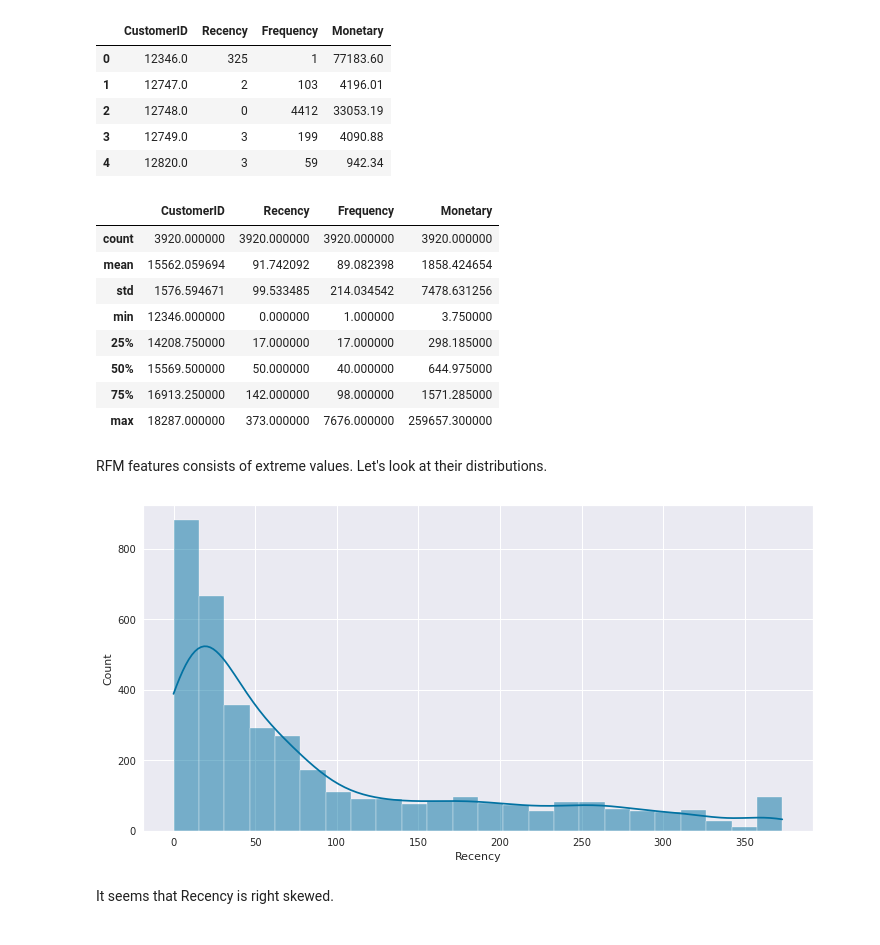
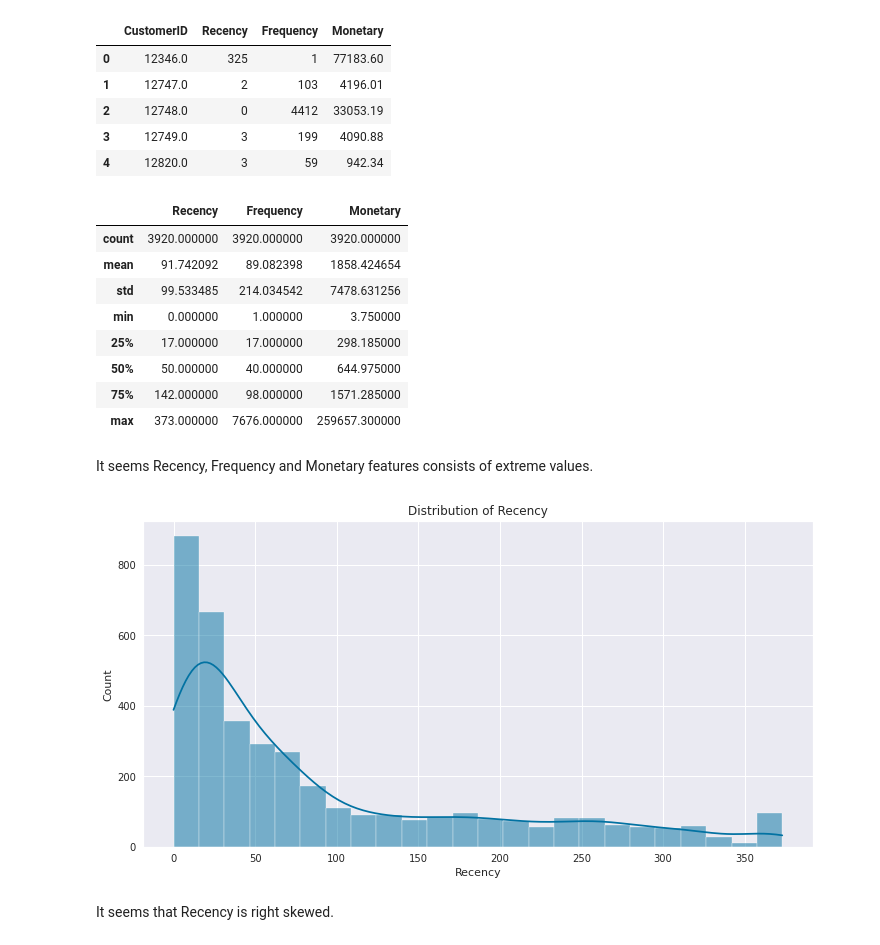
Before and after one commit to RupeshSharma14/Online-Retail-Customer-Segmentation, a Jupyter notebook: Online_Retail_Customer_Segmentation.ipynb, the cells around one changed output. Cells and saved outputs as stored; diff of their text form; code cells hidden in the pictures.

```diff
--- a/Online_Retail_Customer_Segmentation.ipynb
+++ b/Online_Retail_Customer_Segmentation.ipynb
@@ -150,9 +150,9 @@ dtype: object
 # %% [markdown]
 The CustomerID datatype should be object, not float.
 # %%
-#  Converting the data type of "CustomerID" column to an object
+# Converting the data type of "CustomerID" column to an object
 
-# retail_df["CustomerID"] = retail_df["CustomerID"].astype(str)
+retail_df["CustomerID"] = retail_df["CustomerID"].astype(str)
 # %%
 # Extracting new features from InvoiceDate column
 
@@ -490,24 +488,25 @@ rfm_df.head()
 
 rfm_df.describe()
 # %% [output]
-|  | CustomerID | Recency | Frequency | Monetary |
-| count | 3920.000000 | 3920.000000 | 3920.000000 | 3920.000000 |
-| mean | 15562.059694 | 91.742092 | 89.082398 | 1858.424654 |
-| std | 1576.594671 | 99.533485 | 214.034542 | 7478.631256 |
-| min | 12346.000000 | 0.000000 | 1.000000 | 3.750000 |
-| 25% | 14208.750000 | 17.000000 | 17.000000 | 298.185000 |
-| 50% | 15569.500000 | 50.000000 | 40.000000 | 644.975000 |
-| 75% | 16913.250000 | 142.000000 | 98.000000 | 1571.285000 |
-| max | 18287.000000 | 373.000000 | 7676.000000 | 259657.300000 |
+|  | Recency | Frequency | Monetary |
+| count | 3920.000000 | 3920.000000 | 3920.000000 |
+| mean | 91.742092 | 89.082398 | 1858.424654 |
+| std | 99.533485 | 214.034542 | 7478.631256 |
+| min | 0.000000 | 1.000000 | 3.750000 |
+| 25% | 17.000000 | 17.000000 | 298.185000 |
+| 50% | 50.000000 | 40.000000 | 644.975000 |
+| 75% | 142.000000 | 98.000000 | 1571.285000 |
+| max | 373.000000 | 7676.000000 | 259657.300000 |
-# %% [markdown]
-RFM features consists of extreme values. Let's look at their distributions.
+# %% [markdown]
+It seems Recency, Frequency and Monetary features consists of extreme values.
 # %%
-# Distribution of Recency
+# Visualising the distribution of Recency
 
 sns.histplot(x = "Recency", kde = True, data = rfm_df)
+plt.title("Distribution of Recency")
 plt.show()
 # %% [output]
-[figure, old version]
+[figure, new version]
 # %% [markdown]
 It seems that Recency is right skewed.
 # %%
```
Also changed, not shown: parts of 98 cells of this notebook.
